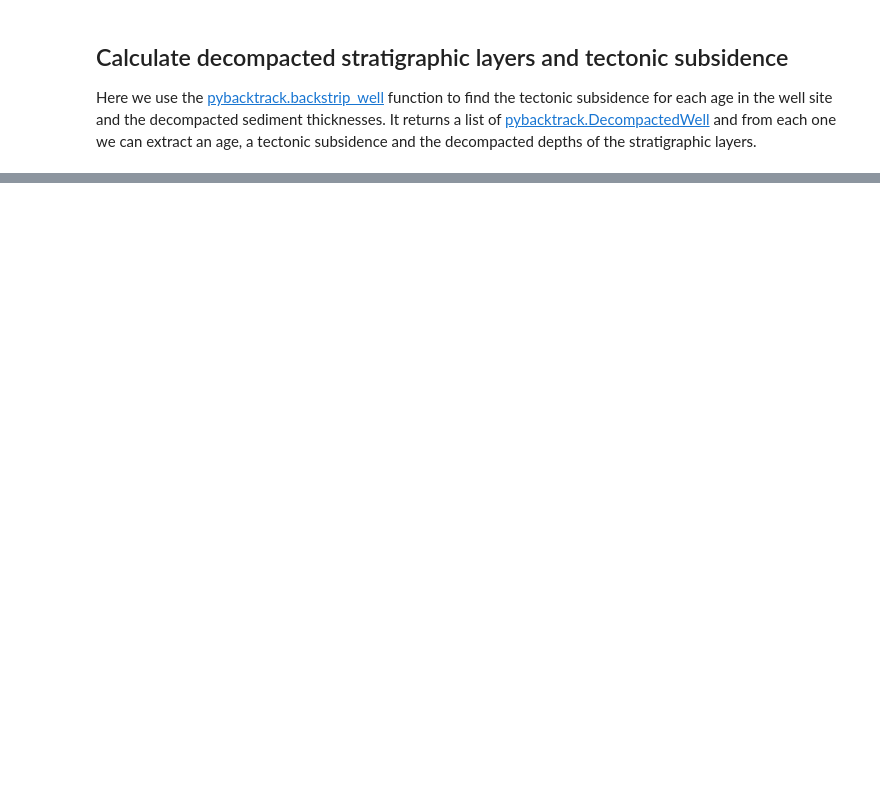
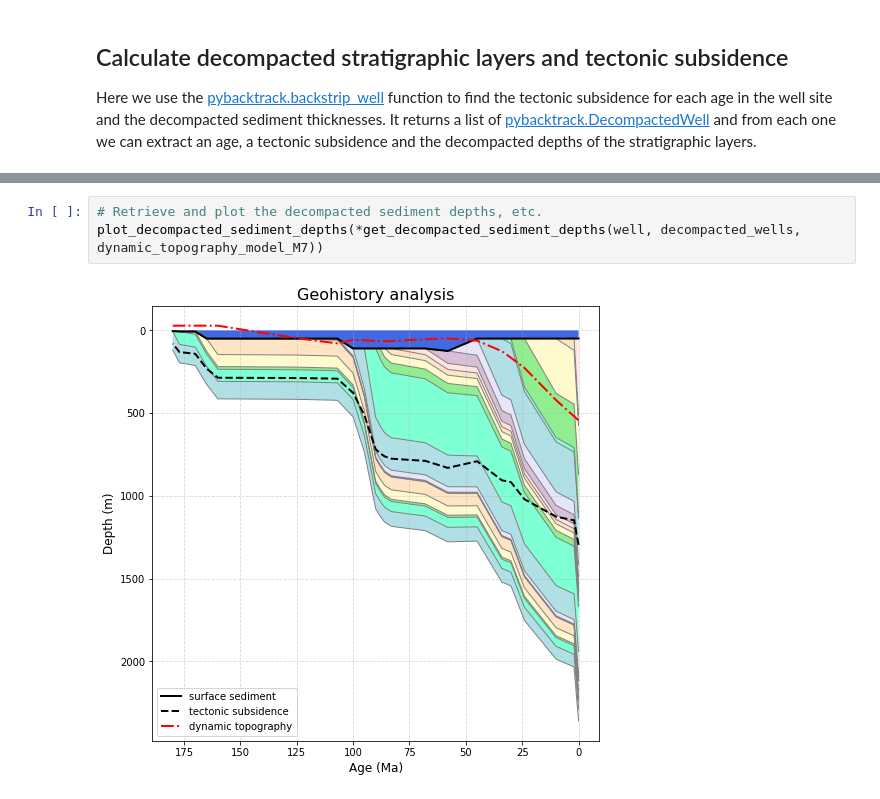
Before and after one commit to EarthByte/pyBacktrack, a Jupyter notebook: pybacktrack/notebooks/decompacting_stratigraphy.ipynb, the cells around one changed output, grey strips where cells are left out. Saved outputs shown, nothing was run; the diff lists cells and outputs as text; blank space fills up the shorter version.

```diff
--- a/pybacktrack/notebooks/decompacting_stratigraphy.ipynb
+++ b/pybacktrack/notebooks/decompacting_stratigraphy.ipynb
@@ -195,0 +231,5 @@ plot_decompacted_sediment_depths(*get_decompacted_sediment_depths(well, decompac
+# %%
+# Retrieve and plot the decompacted sediment depths, etc.
+plot_decompacted_sediment_depths(*get_decompacted_sediment_depths(well, decompacted_wells, dynamic_topography_model_M7))
+# %% [output]
+[figure, added]
```
Also changed, not shown: parts of 11 cells of this notebook.
